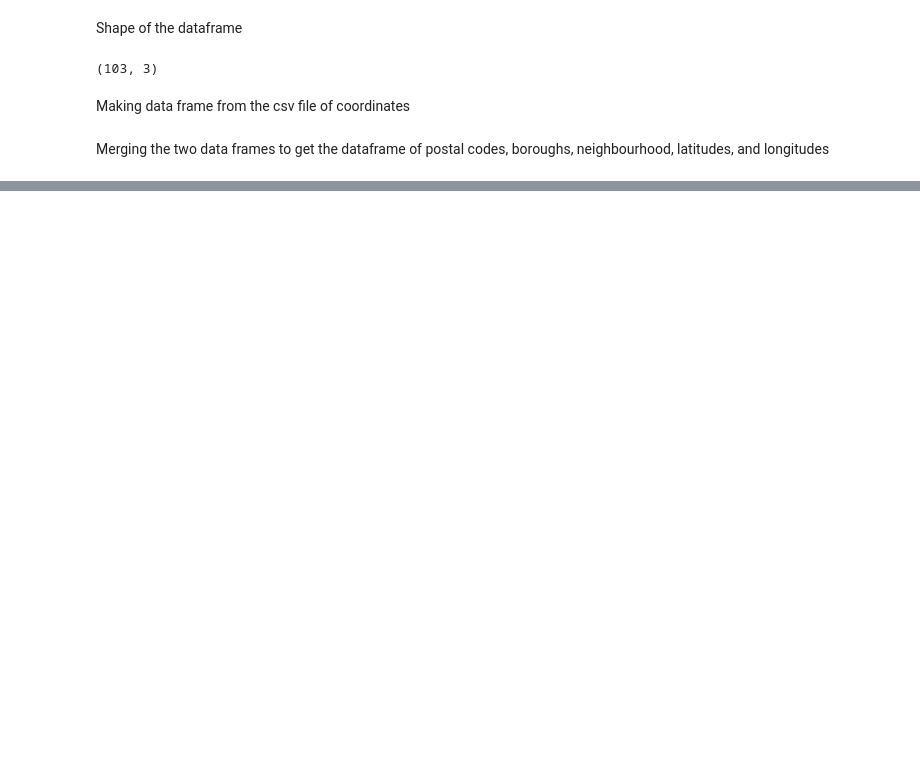
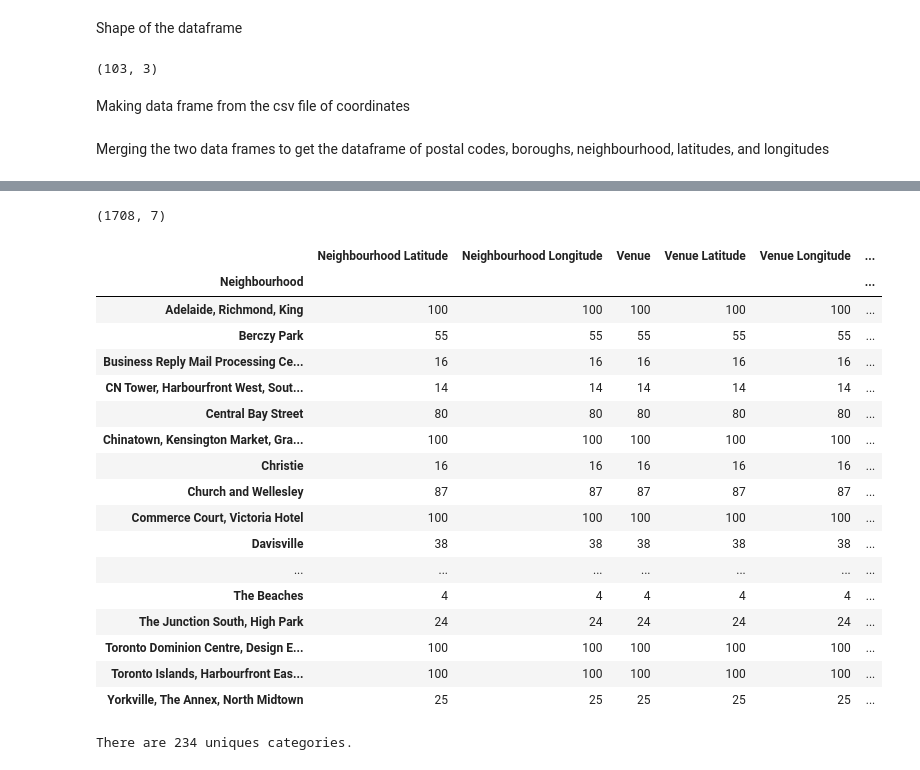
Before and after one commit to dgovil01/Coursera_Capstone, a Jupyter notebook: Capstone_Intro_Notebook.ipynb, the cells around one changed output, grey strips where cells are left out. Saved outputs shown, nothing was run; the diff lists cells and outputs as text; code cells hidden in the pictures; blank space fills up the shorter version.

```diff
--- a/Capstone_Intro_Notebook.ipynb
+++ b/Capstone_Intro_Notebook.ipynb
@@ -61,0 +109,19 @@ merged
+# %%
+# create map of Toronto using latitude and longitude values
+map_toronto = folium.Map(location=[latitude, longitude], zoom_start=10)
+
+# add markers to map
+for lat, lng, borough, neighbourhood in zip(merged['Latitude'], merged['Longitude'], merged['Borough'], merged['Neighbourhood']):
+    label = '{}, {}'.format(neighbourhood, borough)
+    label = folium.Popup(label, parse_html=True)
+    folium.CircleMarker(
+        [lat, lng],
+        radius=5,
+        popup=label,
+        color='blue',
+        fill=True,
+        fill_color='#3186cc',
+        fill_opacity=0.7,
+        parse_html=False).add_to(map_toronto)
+
+map_toronto
@@ -61,0 +235,4 @@ merged
+# %%
+print(toronto_venues.shape)
+# %% [output]
+(1708, 7)
@@ -61,0 +243,26 @@ merged
+# %%
+toronto_venues.groupby('Neighbourhood').count()
+# %% [output]
+|  | Neighbourhood Latitude | Neighbourhood Longitude | Venue | Venue Latitude | Venue Longitude | ... |
+| Neighbourhood |  |  |  |  |  | ... |
+| Adelaide, Richmond, King | 100 | 100 | 100 | 100 | 100 | ... |
+| Berczy Park | 55 | 55 | 55 | 55 | 55 | ... |
+| Business Reply Mail Processing Ce... | 16 | 16 | 16 | 16 | 16 | ... |
+| CN Tower, Harbourfront West, Sout... | 14 | 14 | 14 | 14 | 14 | ... |
+| Central Bay Street | 80 | 80 | 80 | 80 | 80 | ... |
+| Chinatown, Kensington Market, Gra... | 100 | 100 | 100 | 100 | 100 | ... |
+| Christie | 16 | 16 | 16 | 16 | 16 | ... |
+| Church and Wellesley | 87 | 87 | 87 | 87 | 87 | ... |
+| Commerce Court, Victoria Hotel | 100 | 100 | 100 | 100 | 100 | ... |
+| Davisville | 38 | 38 | 38 | 38 | 38 | ... |
+| ... | ... | ... | ... | ... | ... | ... |
+| The Beaches | 4 | 4 | 4 | 4 | 4 | ... |
+| The Junction South, High Park | 24 | 24 | 24 | 24 | 24 | ... |
+| Toronto Dominion Centre, Design E... | 100 | 100 | 100 | 100 | 100 | ... |
+| Toronto Islands, Harbourfront Eas... | 100 | 100 | 100 | 100 | 100 | ... |
+| Yorkville, The Annex, North Midtown | 25 | 25 | 25 | 25 | 25 | ... |
+# %%
+# Finding unique categories
+print('There are {} uniques categories.'.format(len(toronto_venues['Venue Category'].unique())))
+# %% [output]
+There are 234 uniques categories.
```
Also changed, not shown: parts of 35 cells of this notebook.
